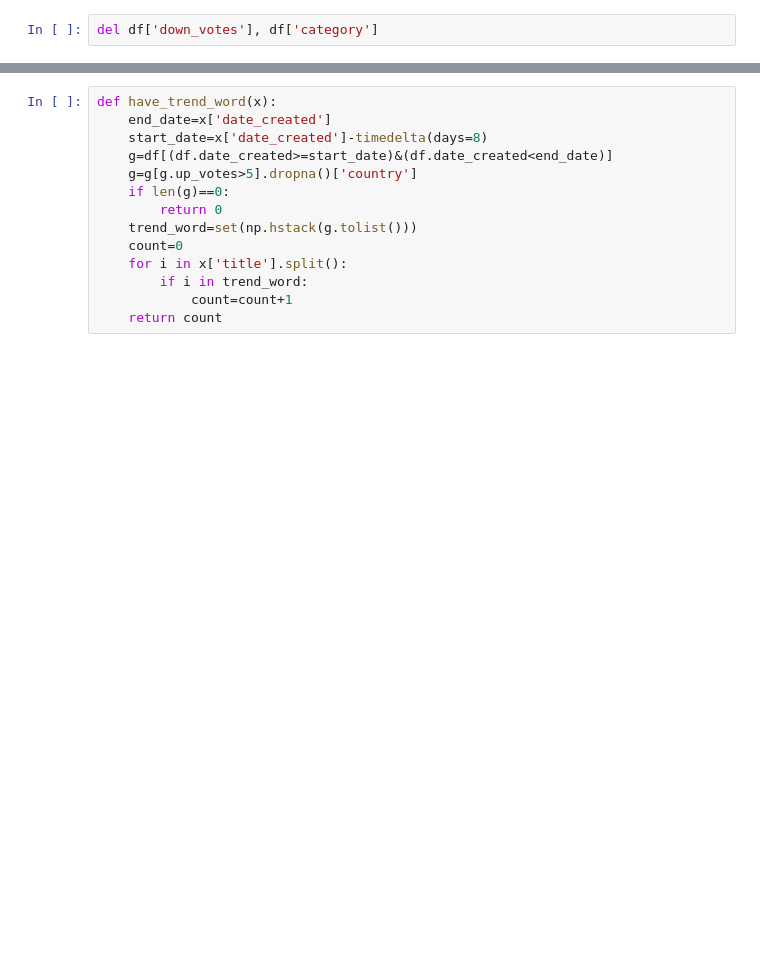
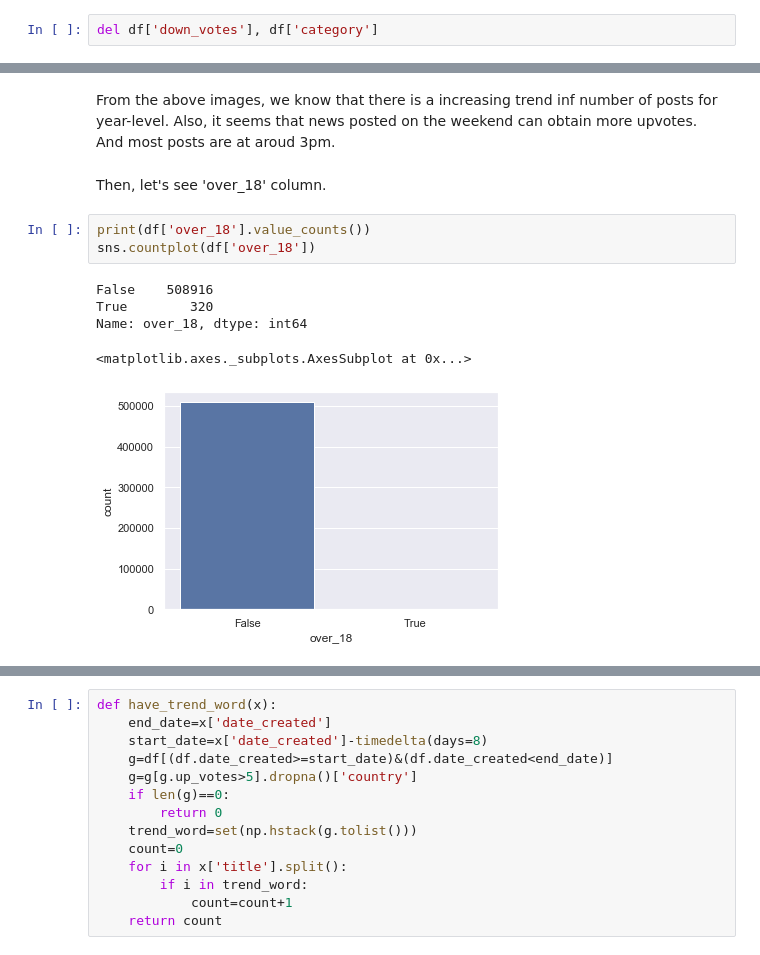
Before and after one commit to msps9341012/DS-Challenge, a Jupyter notebook: Result.ipynb, the cells around one changed output, grey strips where cells are left out. Saved outputs shown, nothing was run; the diff lists cells and outputs as text; blank space fills up the shorter version.

```diff
--- a/Result.ipynb
+++ b/Result.ipynb
@@ -93,0 +139,13 @@ sns.scatterplot(x=g.index, y=g['mean'], ax=ax[1])
+# %% [markdown]
+From the above images, we know that there is a increasing trend inf number of posts for year-level. Also, it seems that news posted on the weekend can obtain more upvotes. And most posts are at aroud 3pm.
+# %% [markdown]
+Then, let's see 'over_18' column.
+# %%
+print(df['over_18'].value_counts())
+sns.countplot(df['over_18'])
+# %% [output]
+False    508916
+True        320
+Name: over_18, dtype: int64
+<matplotlib.axes._subplots.AxesSubplot at 0x...>
+[figure, added]
```
Also changed, not shown: parts of 127 cells of this notebook, 1 other file.
